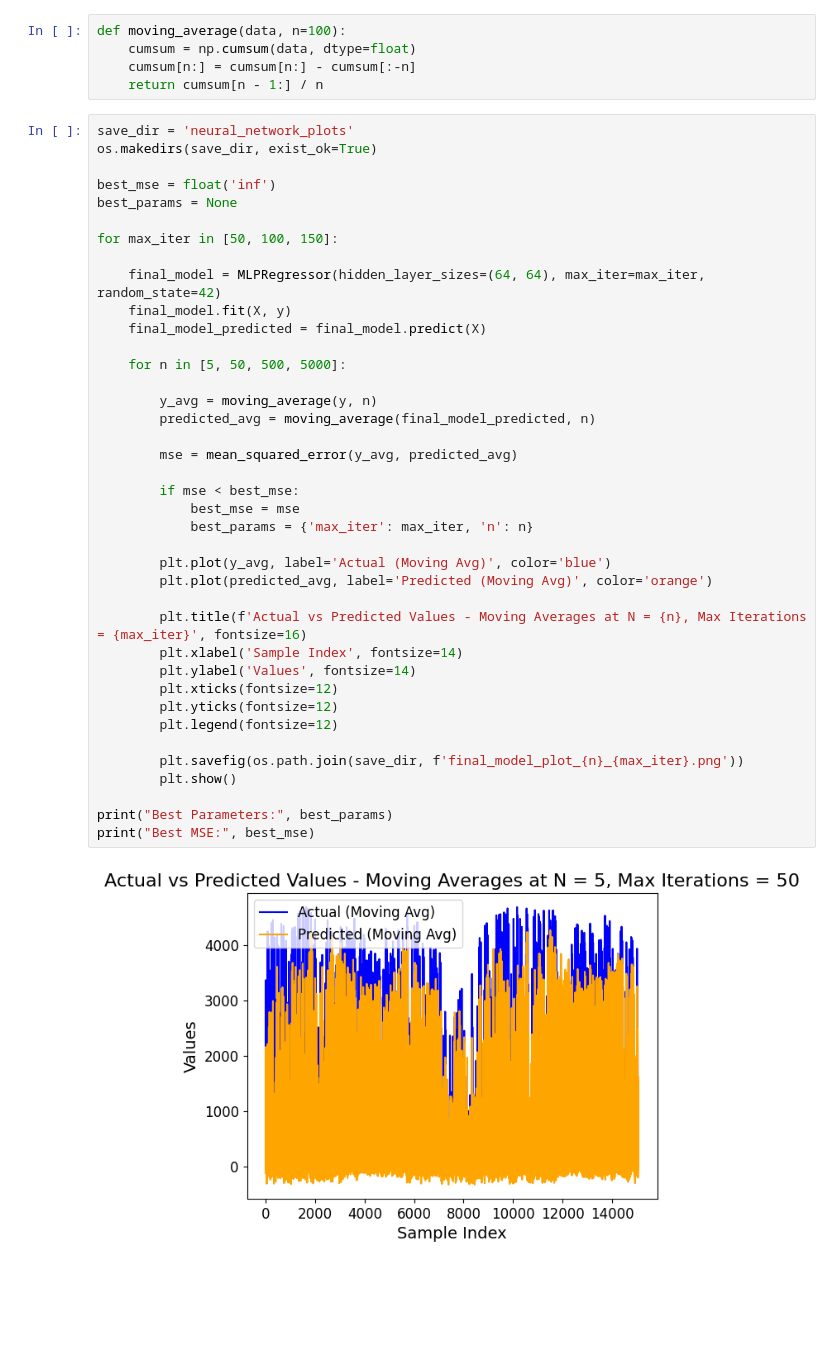
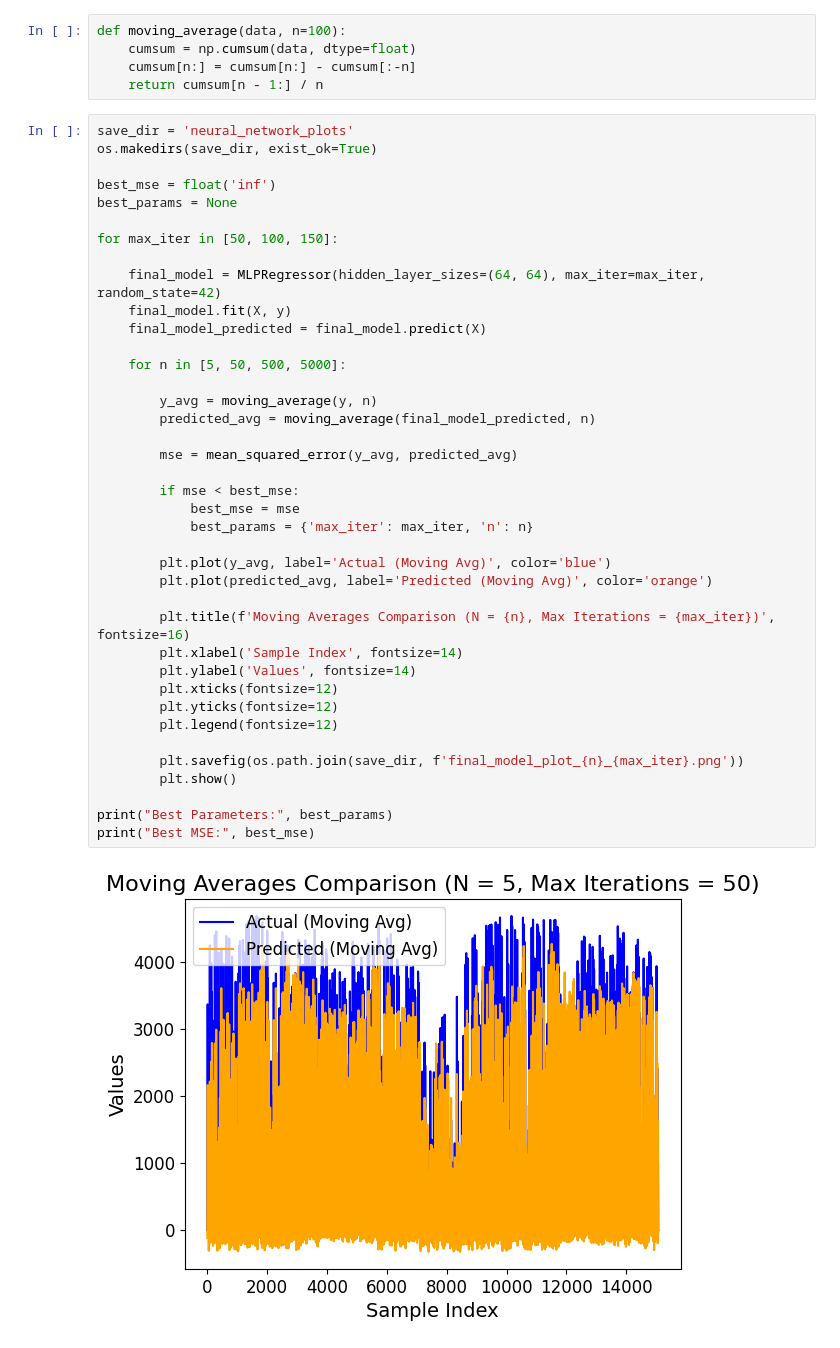
Before and after one commit to rcsurridge/Solar-ML-Forecast, a Jupyter notebook: neural_network.ipynb, the cells around one changed output. Drawn from its saved outputs; the diff is of its cells as text; blank space fills up the shorter version.

Commit message:
redo plot titles

```diff
--- a/neural_network.ipynb
+++ b/neural_network.ipynb
@@ -60,32 +60,32 @@ for max_iter in [50, 100, 150]:
     final_model = MLPRegressor(hidden_layer_sizes=(64, 64), max_iter=max_iter, random_state=42)
     final_model.fit(X, y)
     final_model_predicted = final_model.predict(X)
 
     for n in [5, 50, 500, 5000]:
 
         y_avg = moving_average(y, n)
         predicted_avg = moving_average(final_model_predicted, n)
 
         mse = mean_squared_error(y_avg, predicted_avg)
 
         if mse < best_mse:
             best_mse = mse
             best_params = {'max_iter': max_iter, 'n': n}
 
         plt.plot(y_avg, label='Actual (Moving Avg)', color='blue')
         plt.plot(predicted_avg, label='Predicted (Moving Avg)', color='orange')
 
-        plt.title(f'Actual vs Predicted Values - Moving Averages at N = {n}, Max Iterations = {max_iter}', fontsize=16)
+        plt.title(f'Moving Averages Comparison (N = {n}, Max Iterations = {max_iter})', fontsize=16)
         plt.xlabel('Sample Index', fontsize=14)
         plt.ylabel('Values', fontsize=14)
         plt.xticks(fontsize=12)
         plt.yticks(fontsize=12)
         plt.legend(fontsize=12)
 
         plt.savefig(os.path.join(save_dir, f'final_model_plot_{n}_{max_iter}.png'))
         plt.show()
 
 print("Best Parameters:", best_params)
 print("Best MSE:", best_mse)
 # %% [output]
-[figure, old version]
+[figure, new version]
```
Also changed, not shown: parts of 1 cell of this notebook, 12 other files.
